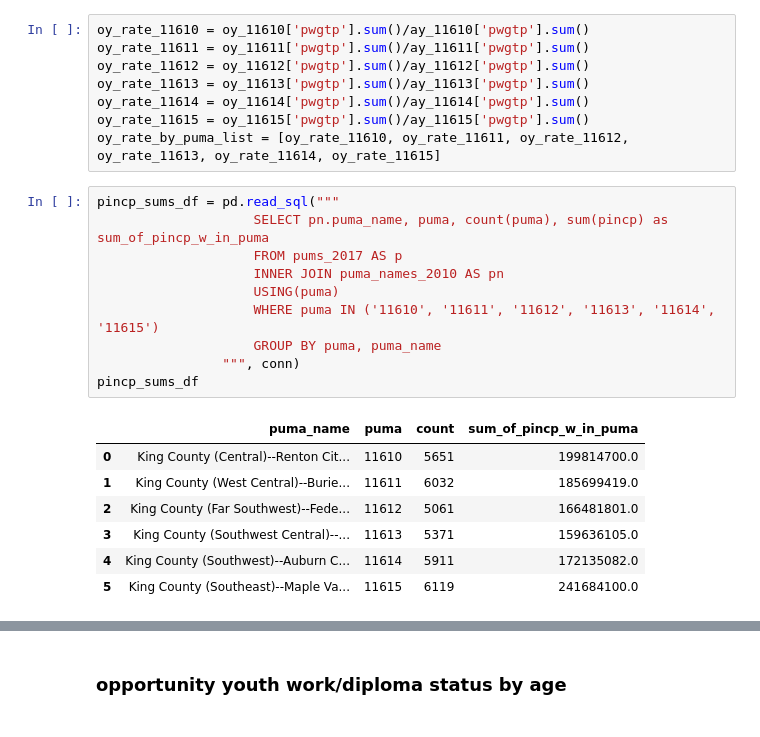
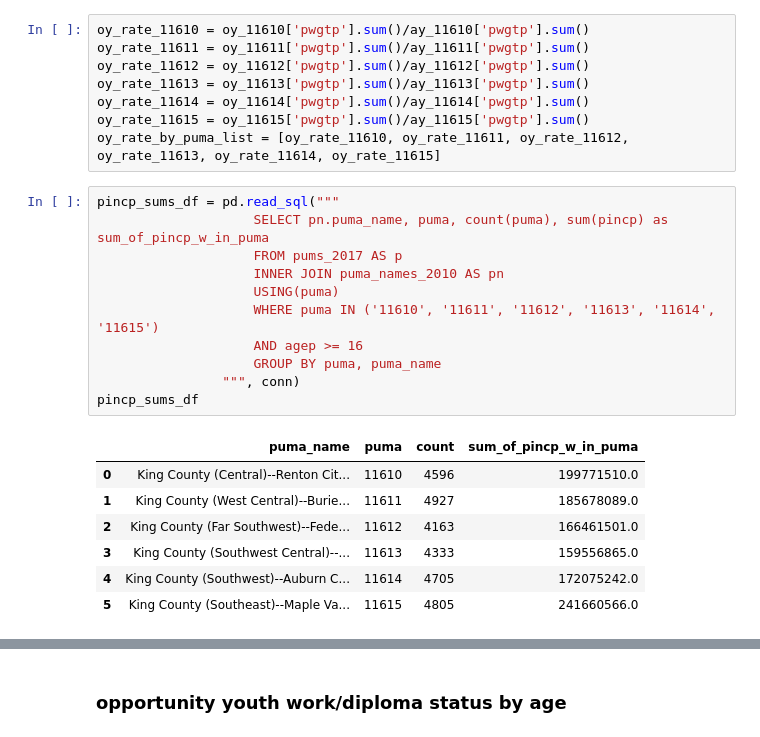
Before and after one commit to sam-thurman/dsc-mod-1-project-seattle-ds, a Jupyter notebook: notebooks/exploratory/02_samt_exploratory.ipynb, the cells around one changed output, grey strips where cells are left out. Saved outputs shown, nothing was run; the diff lists cells and outputs as text.

```diff
--- a/notebooks/exploratory/02_samt_exploratory.ipynb
+++ b/notebooks/exploratory/02_samt_exploratory.ipynb
@@ -51,21 +88,22 @@ oy_rate_by_puma_list = [oy_rate_11610, oy_rate_11611, oy_rate_11612, oy_rate_116
 # %%
 pincp_sums_df = pd.read_sql("""
                     SELECT pn.puma_name, puma, count(puma), sum(pincp) as sum_of_pincp_w_in_puma
                     FROM pums_2017 AS p
                     INNER JOIN puma_names_2010 AS pn
                     USING(puma)
                     WHERE puma IN ('11610', '11611', '11612', '11613', '11614', '11615')
+                    AND agep >= 16
                     GROUP BY puma, puma_name
                 """, conn)
 pincp_sums_df
 # %% [output]
 |  | puma_name | puma | count | sum_of_pincp_w_in_puma |
-| 0 | King County (Central)--Renton Cit... | 11610 | 5651 | 199814700.0 |
-| 1 | King County (West Central)--Burie... | 11611 | 6032 | 185699419.0 |
-| 2 | King County (Far Southwest)--Fede... | 11612 | 5061 | 166481801.0 |
-| 3 | King County (Southwest Central)--... | 11613 | 5371 | 159636105.0 |
-| 4 | King County (Southwest)--Auburn C... | 11614 | 5911 | 172135082.0 |
-| 5 | King County (Southeast)--Maple Va... | 11615 | 6119 | 241684100.0 |
+| 0 | King County (Central)--Renton Cit... | 11610 | 4596 | 199771510.0 |
+| 1 | King County (West Central)--Burie... | 11611 | 4927 | 185678089.0 |
+| 2 | King County (Far Southwest)--Fede... | 11612 | 4163 | 166461501.0 |
+| 3 | King County (Southwest Central)--... | 11613 | 4333 | 159556865.0 |
+| 4 | King County (Southwest)--Auburn C... | 11614 | 4705 | 172075242.0 |
+| 5 | King County (Southeast)--Maple Va... | 11615 | 4805 | 241660566.0 |
 # %%
 pincp_sums_df['avg_pincp_for_puma'] = round(pincp_sums_df['sum_of_pincp_w_in_puma']/pincp_sums_df['count'], 2)
 pincp_sums_df['OY_prevelance_in_puma'] = oy_rate_by_puma_list
```
Also changed, not shown: parts of 3 cells of this notebook, 3 other files.
